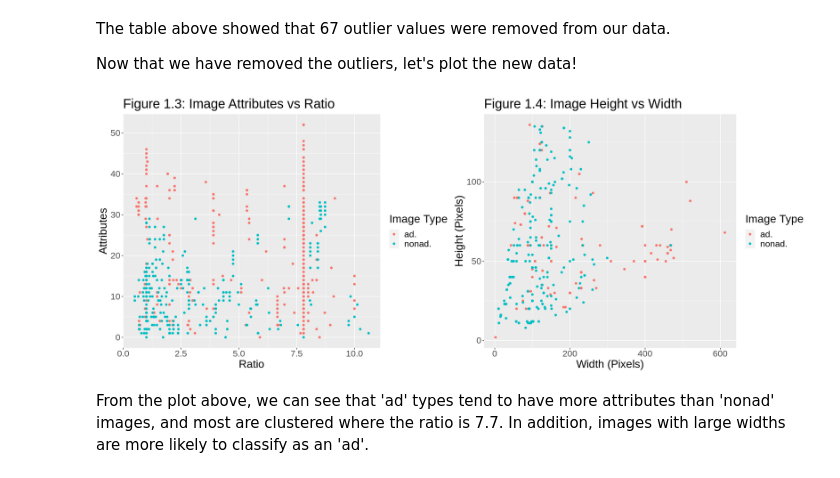
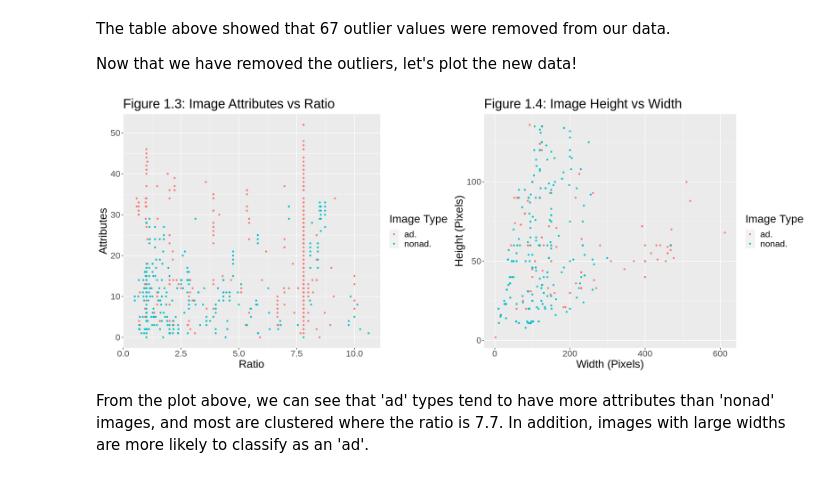
Before and after one commit to msamanthaf/Ad_Classification_DSCI, a Jupyter notebook: Final_Project_Ad_Classification.ipynb, the cells around one changed output. Cells and saved outputs as stored; diff of their text form; code cells hidden in the pictures.

```diff
--- a/Final_Project_Ad_Classification.ipynb
+++ b/Final_Project_Ad_Classification.ipynb
@@ -198,31 +198,31 @@ Now that we have removed the outliers, let's plot the new data!
 # %%
 # Set plot sizes
 options(repr.plot.width = 18, repr.plot.height = 7)
 
 # Plot the new relationship between image ratio and attributes to type
 new_plot_ar <- ad_cleaned |>
                ggplot(aes(x = Ratio, y = Attributes, color = Type)) +
                geom_point()  +
                xlab("Ratio") +
                ylab("Attributes") +
                labs(colour = "Image Type") +
                ggtitle("Figure 1.3: Image Attributes vs Ratio") +
-               theme(text = element_text(size=20))
+               theme(text = element_text(size=18))
 
 # Plot the new relationship between image width and height to type
 new_plot_hw <- ad_cleaned |>
                ggplot(aes(x = Width, y = Height, color = Type)) +
                geom_point()  +
                xlab("Width (Pixels)") +
                ylab("Height (Pixels)") +
                labs(colour = "Image Type") +
                ggtitle("Figure 1.4: Image Height vs Width") +
-               theme(text = element_text(size=20))
+               theme(text = element_text(size=18))
 
 # Place plots next to each other
 plot_grid(new_plot_ar, new_plot_hw, ncol = 2)
 # %% [output]
-[figure, old version]
+[figure, new version]
 # %% [markdown]
 From the plot above, we can see that 'ad' types tend to have more attributes than 'nonad' images, and most are clustered where the ratio is 7.7. In addition, images with large widths are more likely to classify as an 'ad'.
 # %% [markdown]
```
Also changed, not shown: parts of 5 cells of this notebook.
